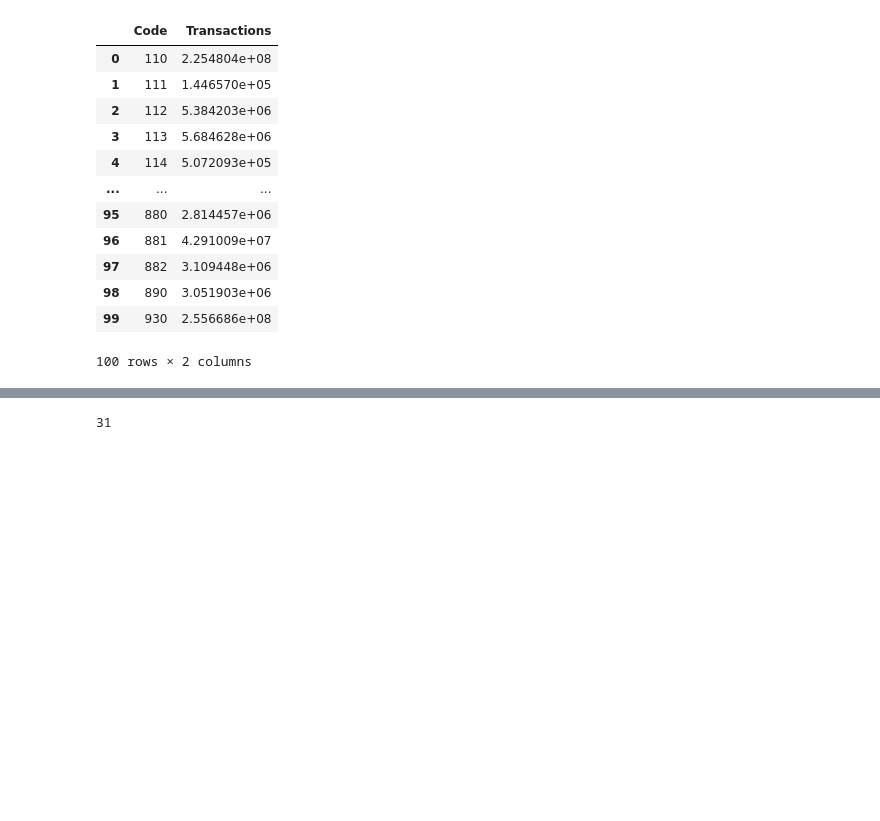
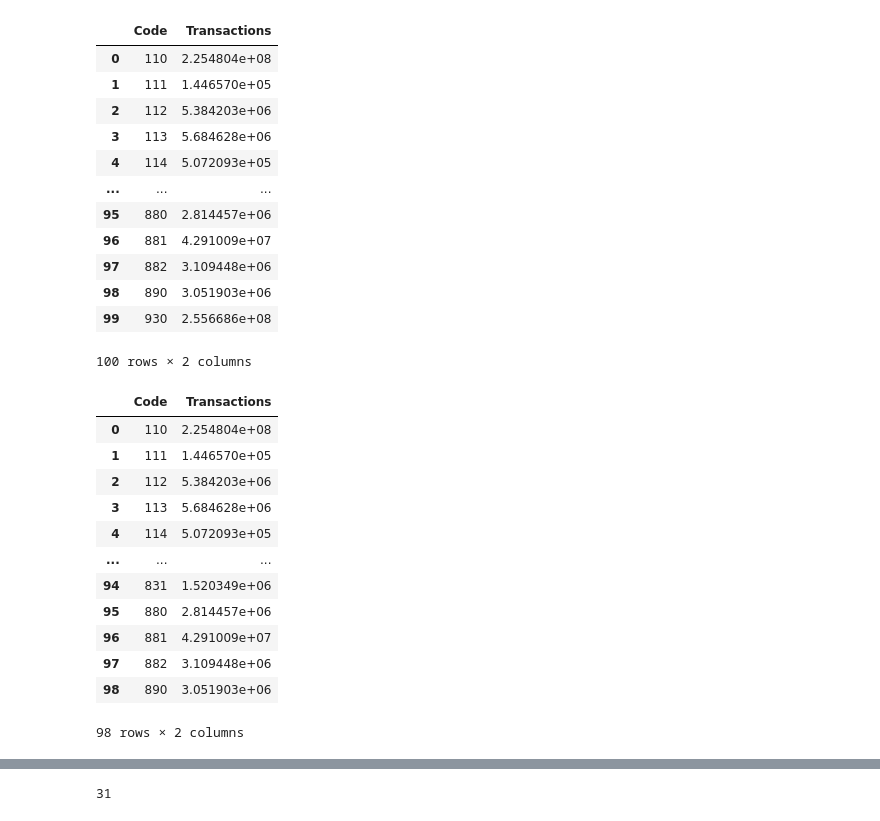
Before and after one commit to apinestealth/district-comparison, a Jupyter notebook: notebooks/sandbox2.ipynb, the cells around one changed output, grey strips where cells are left out. Saved outputs shown, nothing was run; the diff lists cells and outputs as text; code cells hidden in the pictures; blank space fills up the shorter version.

```diff
--- a/notebooks/sandbox2.ipynb
+++ b/notebooks/sandbox2.ipynb
@@ -72,6 +72,24 @@ display(dist2)
 | 98 | 890 | 3.051903e+06 |
 | 99 | 930 | 2.556686e+08 |
 100 rows × 2 columns
+# %%
+dist2 = dist2[dist2.Code != '594']
+dist2 = dist2[dist2.Code != '930']
+dist2
+# %% [output]
+|  | Code | Transactions |
+| 0 | 110 | 2.254804e+08 |
+| 1 | 111 | 1.446570e+05 |
+| 2 | 112 | 5.384203e+06 |
+| 3 | 113 | 5.684628e+06 |
+| 4 | 114 | 5.072093e+05 |
+| ... | ... | ... |
+| 94 | 831 | 1.520349e+06 |
+| 95 | 880 | 2.814457e+06 |
+| 96 | 881 | 4.291009e+07 |
+| 97 | 882 | 3.109448e+06 |
+| 98 | 890 | 3.051903e+06 |
+98 rows × 2 columns
 # %%
 #everything from clean mapping script
 cols = ["Object_code","Function_code", "Category_Edstruments","Major_Category_Edstruments","Title", "State"]
```
Also changed, not shown: 10 other files.
